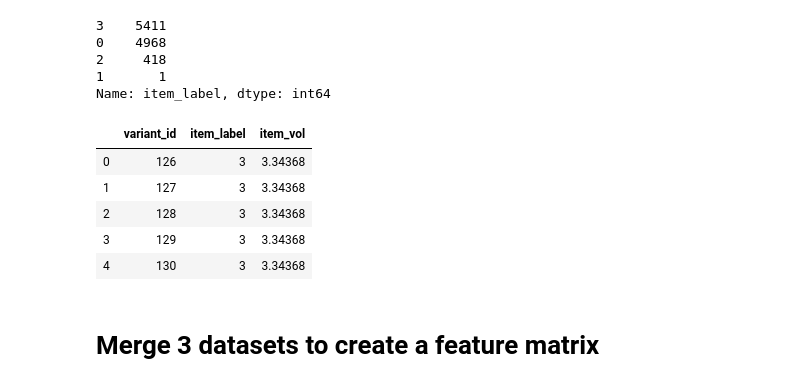
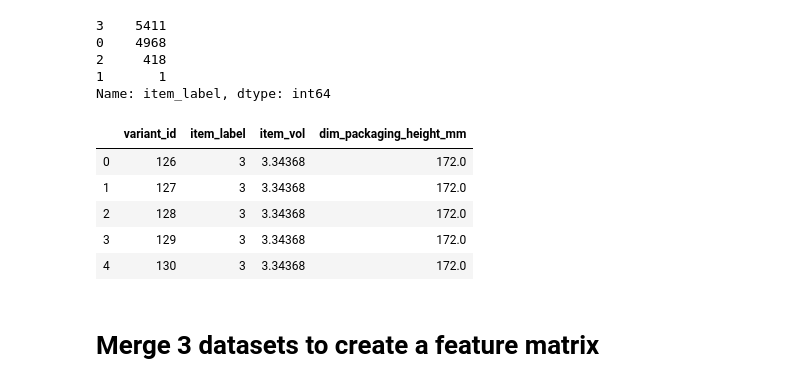
Before and after one commit to elle-ctrl/BoxSize, a Jupyter notebook: Box_size_cleaning_data.ipynb, the cells around one changed output. Drawn from its saved outputs; the diff is of its cells as text; code cells hidden in the pictures.

```diff
--- a/Box_size_cleaning_data.ipynb
+++ b/Box_size_cleaning_data.ipynb
@@ -348,15 +350,16 @@ item_dim['item_label'].value_counts()
 1       1
 Name: item_label, dtype: int64
 # %%
-item_label = item_dim[['variant_id','item_label','item_vol']].copy()
+#Ading max dimension of each item
+item_label = item_dim[['variant_id','item_label','item_vol','dim_packaging_height_mm']].copy()
 item_label.head(5)
 # %% [output]
-|  | variant_id | item_label | item_vol |
-| 0 | 126 | 3 | 3.34368 |
-| 1 | 127 | 3 | 3.34368 |
-| 2 | 128 | 3 | 3.34368 |
-| 3 | 129 | 3 | 3.34368 |
-| 4 | 130 | 3 | 3.34368 |
+|  | variant_id | item_label | item_vol | dim_packaging_height_mm |
+| 0 | 126 | 3 | 3.34368 | 172.0 |
+| 1 | 127 | 3 | 3.34368 | 172.0 |
+| 2 | 128 | 3 | 3.34368 | 172.0 |
+| 3 | 129 | 3 | 3.34368 | 172.0 |
+| 4 | 130 | 3 | 3.34368 | 172.0 |
 # %% [markdown]
 # Merge 3 datasets to create a feature matrix
 # %%
```
Also changed, not shown: parts of 11 cells of this notebook, 1 other file.
